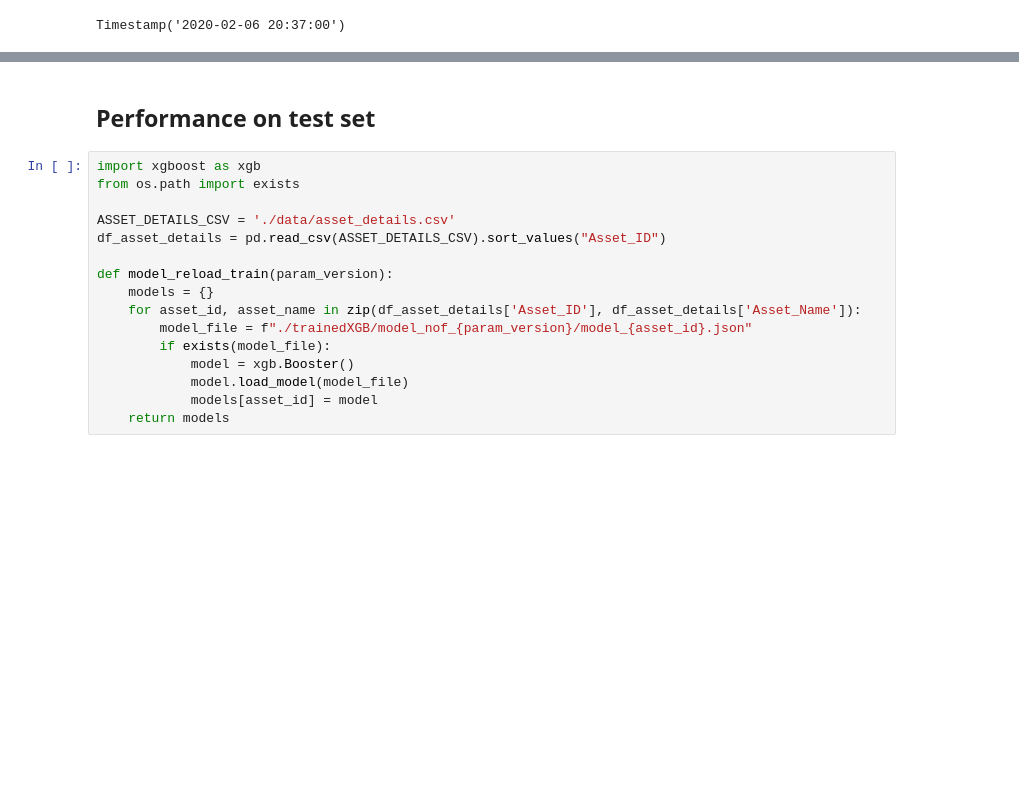
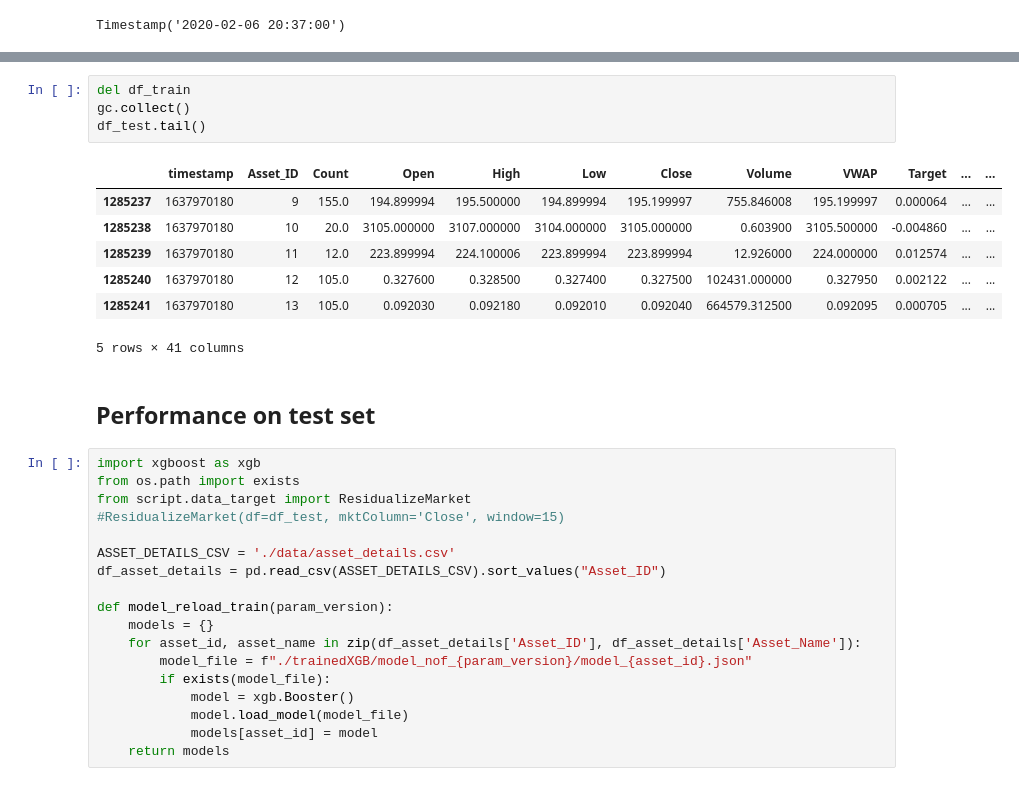
Before and after one commit to 123mitnik/Crypto_Forecasting_kaggle, a Jupyter notebook: crypto-xgb-cv.ipynb, the cells around one changed output, grey strips where cells are left out. Cells and saved outputs as stored; diff of their text form; blank space fills up the shorter version.

```diff
--- a/crypto-xgb-cv.ipynb
+++ b/crypto-xgb-cv.ipynb
@@ -126,8 +84,22 @@ from script.data_target import ResidualizeMarket
+# %%
+del df_train
+gc.collect()
+df_test.tail()
+# %% [output]
+|  | timestamp | Asset_ID | Count | Open | High | Low | Close | Volume | VWAP | Target | ... | ... |
+| 1285237 | 1637970180 | 9 | 155.0 | 194.899994 | 195.500000 | 194.899994 | 195.199997 | 755.846008 | 195.199997 | 0.000064 | ... | ... |
+| 1285238 | 1637970180 | 10 | 20.0 | 3105.000000 | 3107.000000 | 3104.000000 | 3105.000000 | 0.603900 | 3105.500000 | -0.004860 | ... | ... |
+| 1285239 | 1637970180 | 11 | 12.0 | 223.899994 | 224.100006 | 223.899994 | 223.899994 | 12.926000 | 224.000000 | 0.012574 | ... | ... |
+| 1285240 | 1637970180 | 12 | 105.0 | 0.327600 | 0.328500 | 0.327400 | 0.327500 | 102431.000000 | 0.327950 | 0.002122 | ... | ... |
+| 1285241 | 1637970180 | 13 | 105.0 | 0.092030 | 0.092180 | 0.092010 | 0.092040 | 664579.312500 | 0.092095 | 0.000705 | ... | ... |
+5 rows × 41 columns
 # %% [markdown]
 ## Performance on test set
 # %%
 import xgboost as xgb
 from os.path import exists
+from script.data_target import ResidualizeMarket
+#ResidualizeMarket(df=df_test, mktColumn='Close', window=15)
 
 ASSET_DETAILS_CSV = './data/asset_details.csv'
 df_asset_details = pd.read_csv(ASSET_DETAILS_CSV).sort_values("Asset_ID")
```
Also changed, not shown: parts of 14 cells of this notebook, 4 other files.
